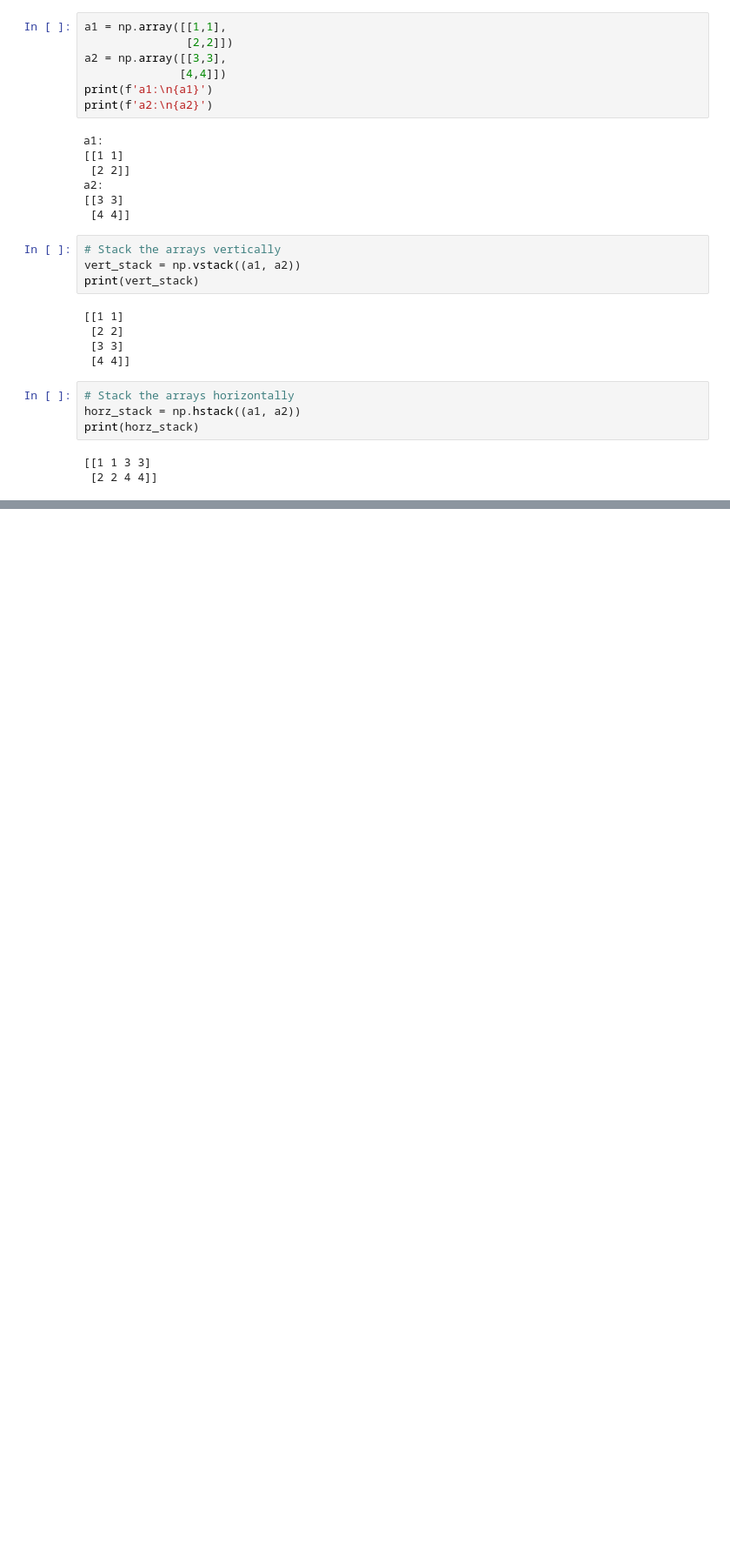
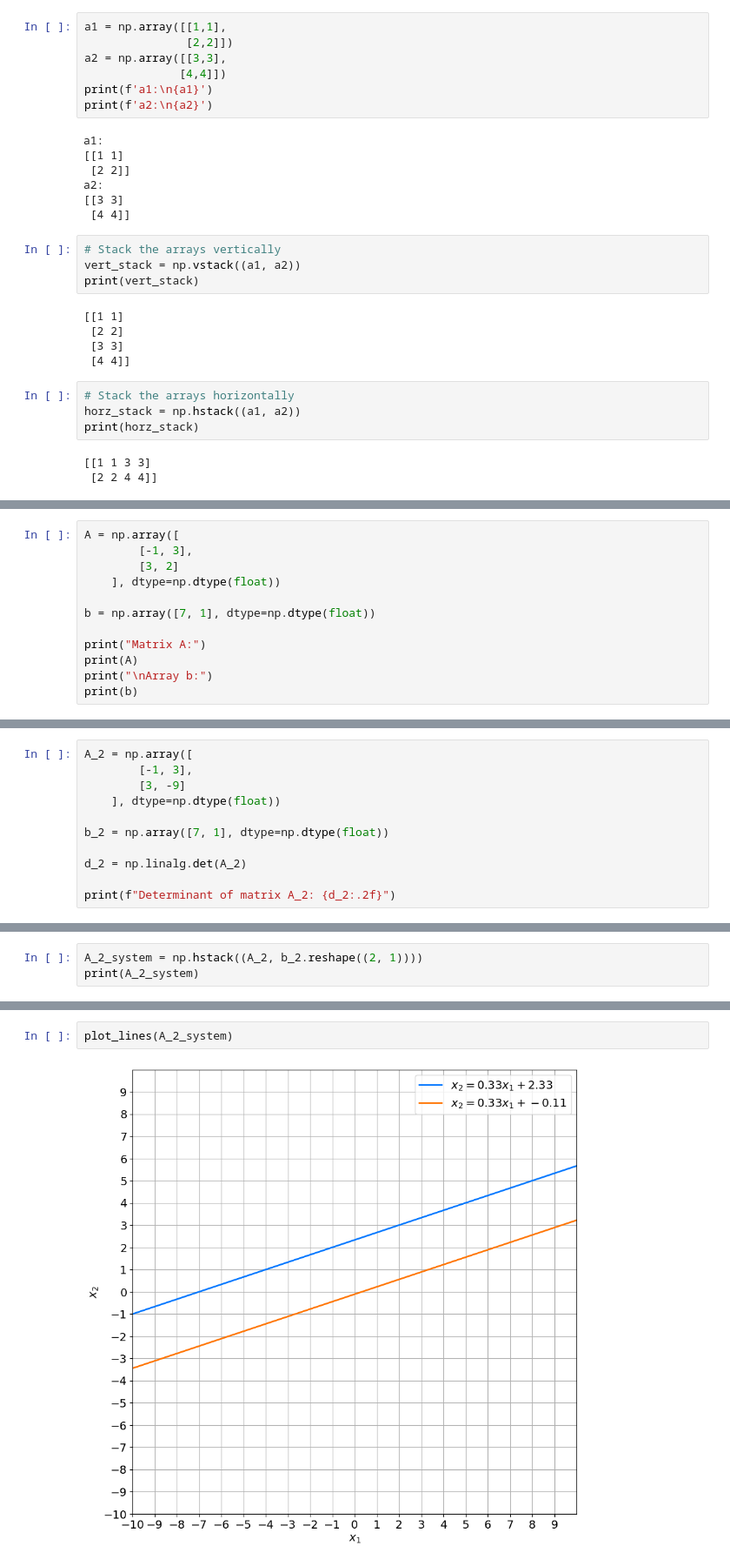
Before and after one commit to chanduchandr/ML-Math-Problems, a Jupyter notebook: NumpyBasic.ipynb, the cells around one changed output, grey strips where cells are left out. Shown: that part at 87% size. Drawn from its saved outputs; the diff is of its cells as text; blank space fills up the shorter version.

```diff
--- a/NumpyBasic.ipynb
+++ b/NumpyBasic.ipynb
@@ -207,0 +237,12 @@ print(horz_stack)
+# %%
+A = np.array([
+        [-1, 3],
+        [3, 2]
+    ], dtype=np.dtype(float))
+
+b = np.array([7, 1], dtype=np.dtype(float))
+
+print("Matrix A:")
+print(A)
+print("\nArray b:")
+print(b)
@@ -207,0 +342,11 @@ print(horz_stack)
+# %%
+A_2 = np.array([
+        [-1, 3],
+        [3, -9]
+    ], dtype=np.dtype(float))
+
+b_2 = np.array([7, 1], dtype=np.dtype(float))
+
+d_2 = np.linalg.det(A_2)
+
+print(f"Determinant of matrix A_2: {d_2:.2f}")
@@ -207,0 +362,3 @@ print(horz_stack)
+# %%
+A_2_system = np.hstack((A_2, b_2.reshape((2, 1))))
+print(A_2_system)
@@ -207,0 +378,4 @@ print(horz_stack)
+# %%
+plot_lines(A_2_system)
+# %% [output]
+[figure, added]
```
Also changed, not shown: parts of 28 cells of this notebook.
